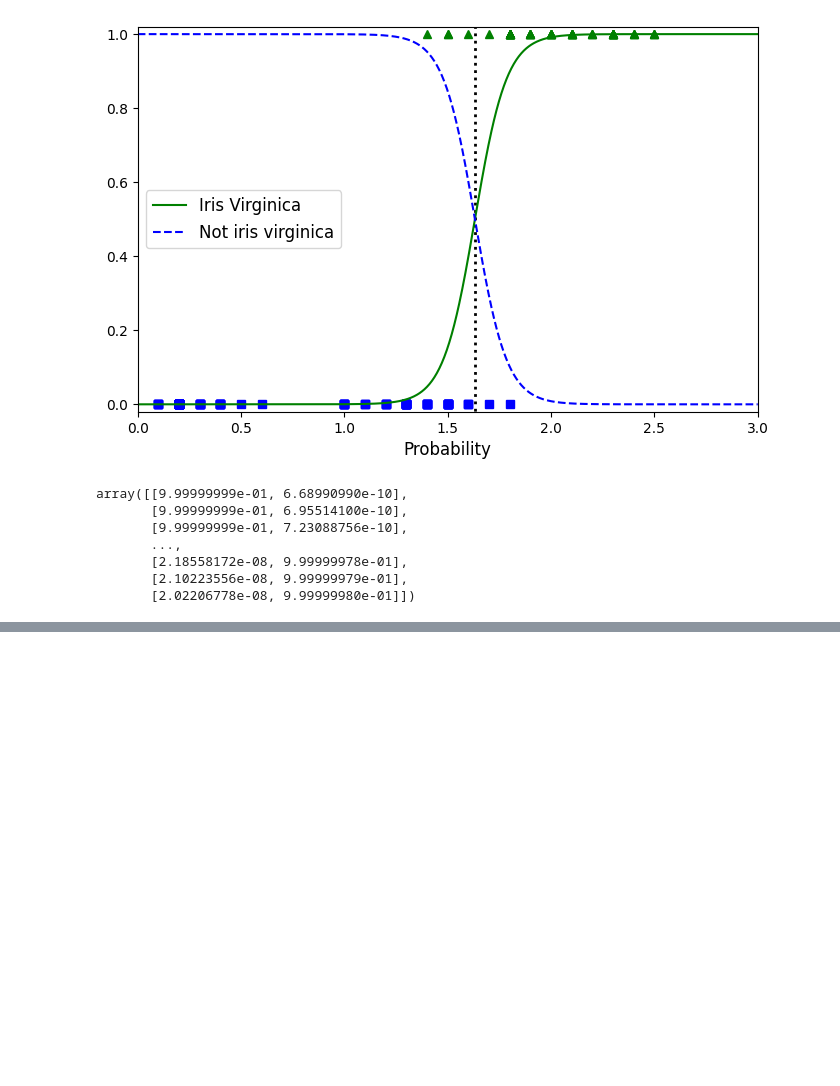
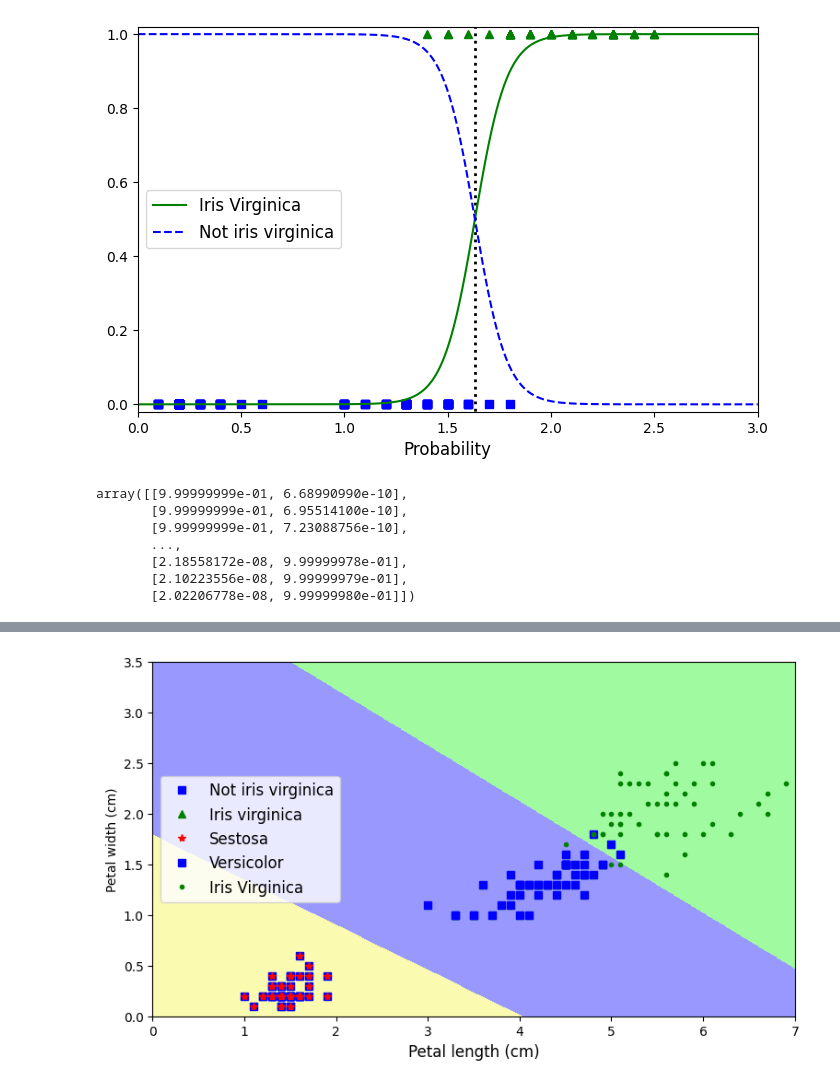
Before and after one commit to jorgeflorestn/MachineLearning_Notebooks, a Jupyter notebook: 02_Regresion_Logistica/11_Example1.ipynb, the cells around one changed output, grey strips where cells are left out. Saved outputs shown, nothing was run; the diff lists cells and outputs as text; code cells hidden in the pictures; blank space fills up the shorter version.

```diff
--- a/02_Regresion_Logistica/11_Example1.ipynb
+++ b/02_Regresion_Logistica/11_Example1.ipynb
@@ -131,0 +173,39 @@ array([[9.99999999e-01, 6.68990990e-10],
+# %%
+x0, x1 = np.meshgrid(np.linspace(0, 8, 500).reshape(-1, 1),
+                     np.linspace(0, 3.5, 500).reshape(-1, 1))
+
+y_proba = model.predict_proba(X)
+
+X_new = np.c_[x0.ravel(), x1.ravel()]
+y_predict = model.predict(X_new)
+zz = y_predict.reshape(x0.shape)
+
+eft_right = np.array([0, 7])
+boundary = -(model.intercept_[0] +
+             model.coef_[0][0] * left_right) / model.coef_[0][1]
+# %%
+plt.figure(figsize = (9, 5))
+
+plt.plot(X[y == 0, 0], X[y == 0, 1], 'bs', label = 'Not iris virginica')
+plt.plot(X[y == 1, 0], X[y == 1, 1], 'g^', markersize = 6, label = 'Iris virginica')
+
+plt.plot(X[y == 0, 0], X[y == 0, 1], 'r*', label = 'Sestosa')
+plt.plot(X[y == 1, 0], X[y == 1, 1], 'bs', markersize = 6, label = 'Versicolor')
+plt.plot(X[y == 2, 0], X[y == 2, 1], 'g.', markersize = 6, label = 'Iris Virginica')
+
+
+from matplotlib.colors import ListedColormap
+
+custom_map = ListedColormap(['#fafab0', '#9898ff', '#a0faa0'])
+plt.contourf(x0, x1, zz, cmap = custom_map)
+
+#
+# plt.plot(left_right, boundary, 'k:', linewidth = 2)
+
+plt.xlabel('Petal length (cm)', fontsize = 12)
+plt.ylabel('Petal width (cm)', )
+plt.legend(loc = 'center left', fontsize = 12)
+plt.axis([0, 7, 0, 3.5])
+plt.show()
+# %% [output]
+[figure, added]
```
Also changed, not shown: parts of 8 cells of this notebook, 2 other files.
